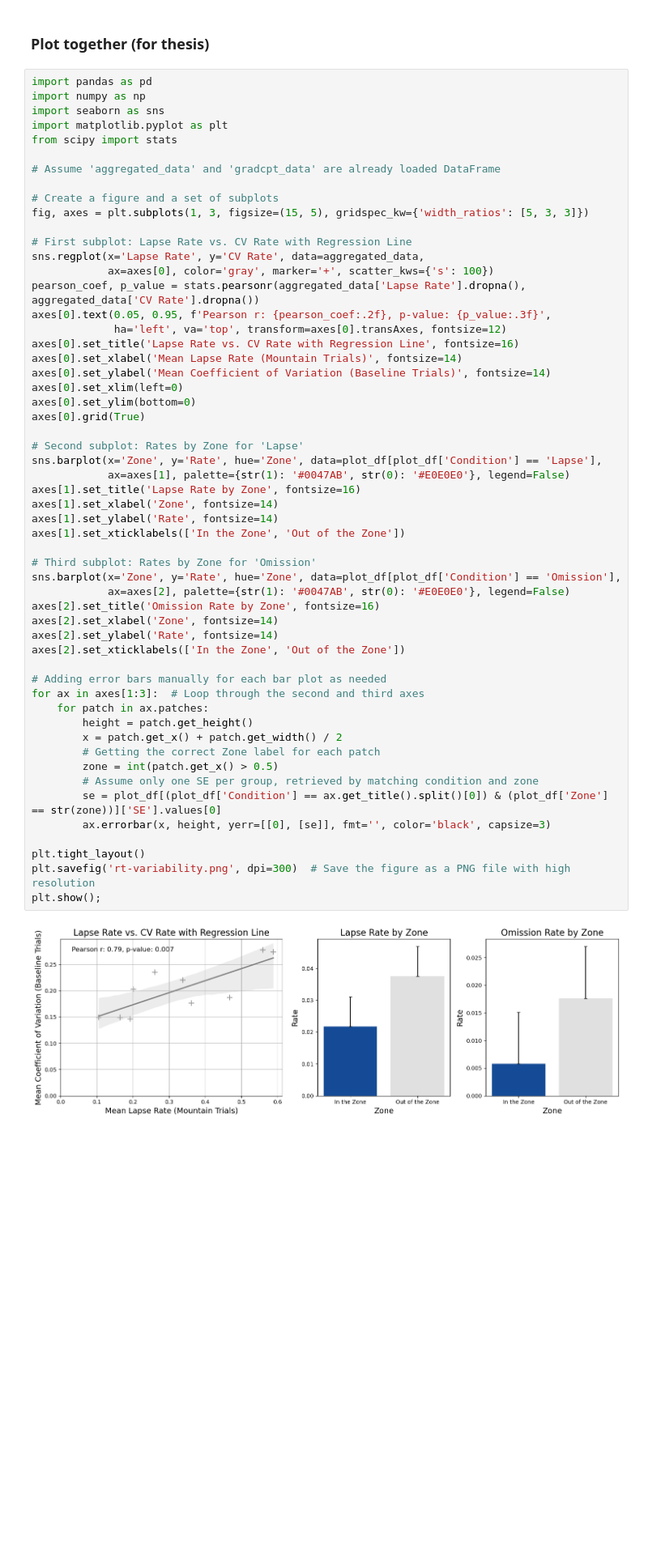
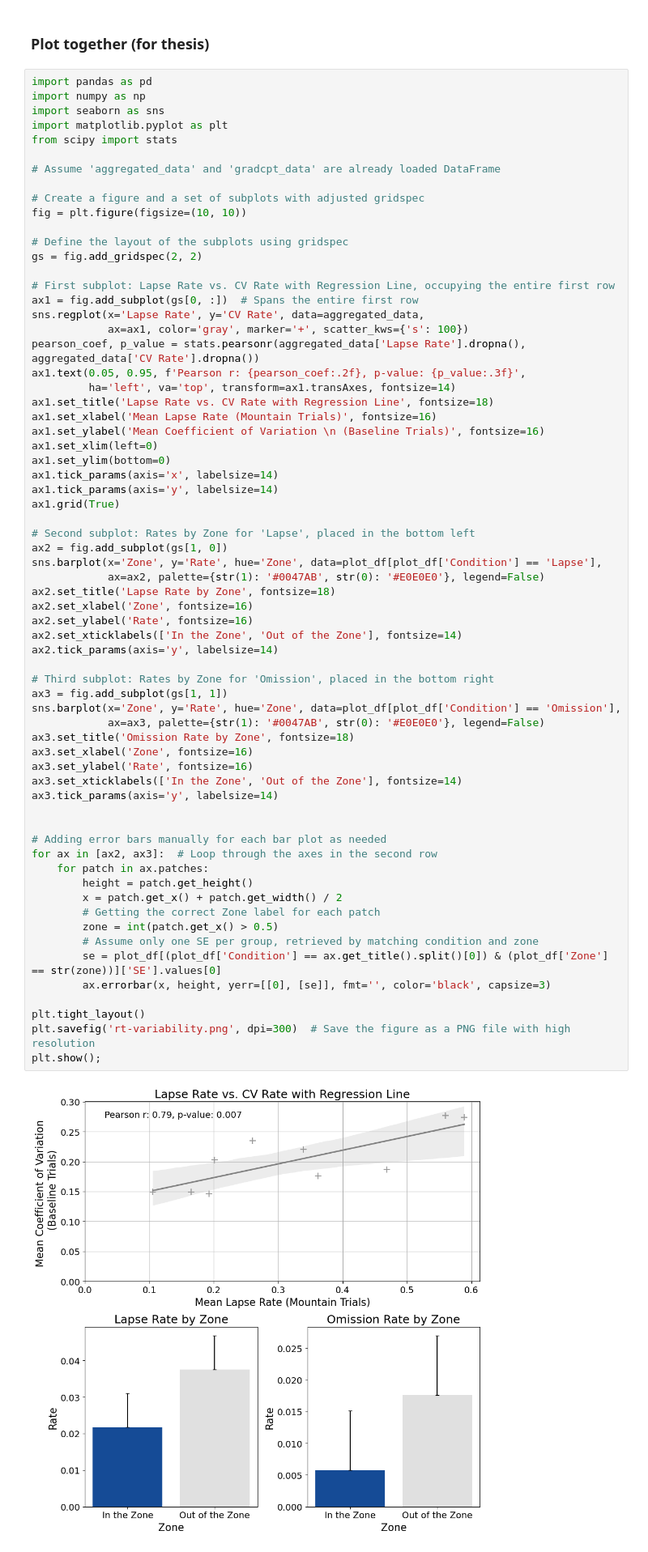
Before and after one commit to henrisuurorg/measure-attention-eeg, a Jupyter notebook: training/gradcpt_analysis.ipynb, the cells around one changed output. Shown at 81% size. Cells and saved outputs as stored; diff of their text form; blank space fills up the shorter version.

```diff
--- a/training/gradcpt_analysis.ipynb
+++ b/training/gradcpt_analysis.ipynb
@@ -551,59 +552,70 @@ Omission Error Rate: t-statistic = -4.12, p-value = 0.0003 (P < 0.01)
 import pandas as pd
 import numpy as np
 import seaborn as sns
 import matplotlib.pyplot as plt
 from scipy import stats
 
 # Assume 'aggregated_data' and 'gradcpt_data' are already loaded DataFrame
 
-# Create a figure and a set of subplots
-fig, axes = plt.subplots(1, 3, figsize=(15, 5), gridspec_kw={'width_ratios': [5, 3, 3]})
+# Create a figure and a set of subplots with adjusted gridspec
+fig = plt.figure(figsize=(10, 10))
 
-# First subplot: Lapse Rate vs. CV Rate with Regression Line
+# Define the layout of the subplots using gridspec
+gs = fig.add_gridspec(2, 2)
+
+# First subplot: Lapse Rate vs. CV Rate with Regression Line, occupying the entire first row
+ax1 = fig.add_subplot(gs[0, :])  # Spans the entire first row
 sns.regplot(x='Lapse Rate', y='CV Rate', data=aggregated_data,
-            ax=axes[0], color='gray', marker='+', scatter_kws={'s': 100})
+            ax=ax1, color='gray', marker='+', scatter_kws={'s': 100})
 pearson_coef, p_value = stats.pearsonr(aggregated_data['Lapse Rate'].dropna(), aggregated_data['CV Rate'].dropna())
-axes[0].text(0.05, 0.95, f'Pearson r: {pearson_coef:.2f}, p-value: {p_value:.3f}',
-             ha='left', va='top', transform=axes[0].transAxes, fontsize=12)
-axes[0].set_title('Lapse Rate vs. CV Rate with Regression Line', fontsize=16)
-axes[0].set_xlabel('Mean Lapse Rate (Mountain Trials)', fontsize=14)
-axes[0].set_ylabel('Mean Coefficient of Variation (Baseline Trials)', fontsize=14)
-axes[0].set_xlim(left=0)
-axes[0].set_ylim(bottom=0)
-axes[0].grid(True)
+ax1.text(0.05, 0.95, f'Pearson r: {pearson_coef:.2f}, p-value: {p_value:.3f}',
+         ha='left', va='top', transform=ax1.transAxes, fontsize=14)
+ax1.set_title('Lapse Rate vs. CV Rate with Regression Line', fontsize=18)
+ax1.set_xlabel('Mean Lapse Rate (Mountain Trials)', fontsize=16)
+ax1.set_ylabel('Mean Coefficient of Variation \n (Baseline Trials)', fontsize=16)
+ax1.set_xlim(left=0)
+ax1.set_ylim(bottom=0)
+ax1.tick_params(axis='x', labelsize=14)
+ax1.tick_params(axis='y', labelsize=14)
+ax1.grid(True)
 
-# Second subplot: Rates by Zone for 'Lapse'
+# Second subplot: Rates by Zone for 'Lapse', placed in the bottom left
+ax2 = fig.add_subplot(gs[1, 0])
 sns.barplot(x='Zone', y='Rate', hue='Zone', data=plot_df[plot_df['Condition'] == 'Lapse'],
-            ax=axes[1], palette={str(1): '#0047AB', str(0): '#E0E0E0'}, legend=False)
-axes[1].set_title('Lapse Rate by Zone', fontsize=16)
-axes[1].set_xlabel('Zone', fontsize=14)
-axes[1].set_ylabel('Rate', fontsize=14)
-axes[1].set_xticklabels(['In the Zone', 'Out of the Zone'])
+            ax=ax2, palette={str(1): '#0047AB', str(0): '#E0E0E0'}, legend=False)
+ax2.set_title('Lapse Rate by Zone', fontsize=18)
+ax2.set_xlabel('Zone', fontsize=16)
+ax2.set_ylabel('Rate', fontsize=16)
+ax2.set_xticklabels(['In the Zone', 'Out of the Zone'], fontsize=14)
+ax2.tick_params(axis='y', labelsize=14)
 
-# Third subplot: Rates by Zone for 'Omission'
+# Third subplot: Rates by Zone for 'Omission', placed in the bottom right
+ax3 = fig.add_subplot(gs[1, 1])
 sns.barplot(x='Zone', y='Rate', hue='Zone', data=plot_df[plot_df['Condition'] == 'Omission'],
-            ax=axes[2], palette={str(1): '#0047AB', str(0): '#E0E0E0'}, legend=False)
-axes[2].set_title('Omission Rate by Zone', fontsize=16)
-axes[2].set_xlabel('Zone', fontsize=14)
-axes[2].set_ylabel('Rate', fontsize=14)
-axes[2].set_xticklabels(['In the Zone', 'Out of the Zone'])
+            ax=ax3, palette={str(1): '#0047AB', str(0): '#E0E0E0'}, legend=False)
+ax3.set_title('Omission Rate by Zone', fontsize=18)
+ax3.set_xlabel('Zone', fontsize=16)
+ax3.set_ylabel('Rate', fontsize=16)
+ax3.set_xticklabels(['In the Zone', 'Out of the Zone'], fontsize=14)
+ax3.tick_params(axis='y', labelsize=14)
+
 
 # Adding error bars manually for each bar plot as needed
-for ax in axes[1:3]:  # Loop through the second and third axes
+for ax in [ax2, ax3]:  # Loop through the axes in the second row
     for patch in ax.patches:
         height = patch.get_height()
         x = patch.get_x() + patch.get_width() / 2
         # Getting the correct Zone label for each patch
         zone = int(patch.get_x() > 0.5)
         # Assume only one SE per group, retrieved by matching condition and zone
         se = plot_df[(plot_df['Condition'] == ax.get_title().split()[0]) & (plot_df['Zone'] == str(zone))]['SE'].values[0]
         ax.errorbar(x, height, yerr=[[0], [se]], fmt='', color='black', capsize=3)
 
 plt.tight_layout()
 plt.savefig('rt-variability.png', dpi=300)  # Save the figure as a PNG file with high resolution
 plt.show();
 # %% [output]
-[figure, old version]
+[figure, new version]
 # %% [markdown]
 ### plot VTC
 # %%
```
Also changed, not shown: parts of 2 cells of this notebook, 6 other files.
